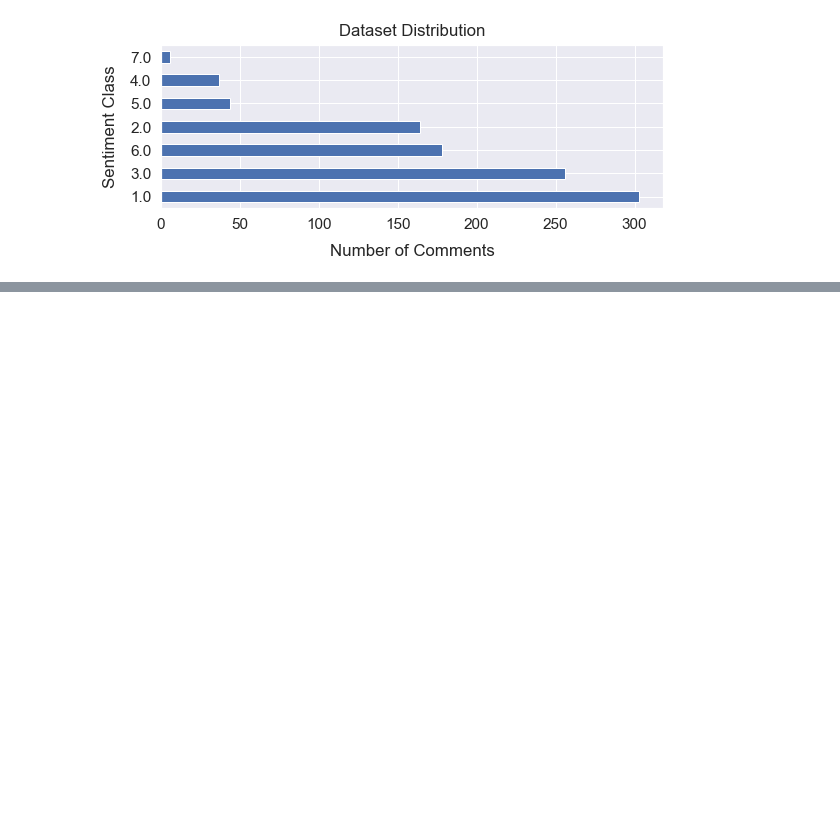
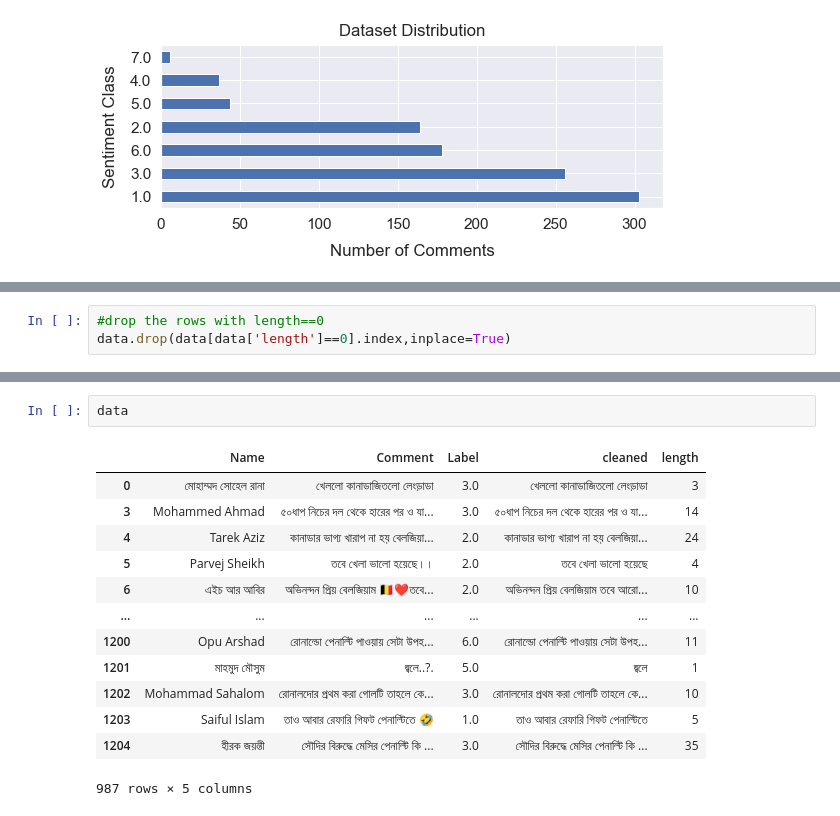
Before and after one commit to anikislam104/Sentiment_analysis_learning, a Jupyter notebook: merging_excels.ipynb, the cells around one changed output, grey strips where cells are left out. Cells and saved outputs as stored; diff of their text form; blank space fills up the shorter version.

```diff
--- a/merging_excels.ipynb
+++ b/merging_excels.ipynb
@@ -120,0 +185,3 @@ plt.title("Dataset Distribution", y=1.02);
+# %%
+#drop the rows with length==0
+data.drop(data[data['length']==0].index,inplace=True)
@@ -120,0 +192,16 @@ plt.title("Dataset Distribution", y=1.02);
+# %%
+data
+# %% [output]
+|  | Name | Comment | Label | cleaned | length |
+| 0 | মোহাম্মদ সোহেল রানা | খেললো কানাডাজিতলো লেংড়াডা | 3.0 | খেললো কানাডাজিতলো লেংড়াডা | 3 |
+| 3 | Mohammed Ahmad | ৫০ধাপ নিচের দল থেকে হারের পর ও যা... | 3.0 | ৫০ধাপ নিচের দল থেকে হারের পর ও যা... | 14 |
+| 4 | Tarek Aziz | কানাডার ভাগ্য খারাপ না হয় বেলজিয়া... | 2.0 | কানাডার ভাগ্য খারাপ না হয় বেলজিয়া... | 24 |
+| 5 | Parvej Sheikh | তবে খেলা ভালো হয়েছে।। | 2.0 | তবে খেলা ভালো হয়েছে | 4 |
+| 6 | এইচ আর আবির | অভিনন্দন প্রিয় বেলজিয়াম 🇧🇪❤️তবে... | 2.0 | অভিনন্দন প্রিয় বেলজিয়াম তবে আরো... | 10 |
+| ... | ... | ... | ... | ... | ... |
+| 1200 | Opu Arshad | রোনাল্ডো পেনাল্টি পাওয়ায় সেটা উপহ... | 6.0 | রোনাল্ডো পেনাল্টি পাওয়ায় সেটা উপহ... | 11 |
+| 1201 | মাহমুদ মৌসুম | জ্বলে..?. | 5.0 | জ্বলে | 1 |
+| 1202 | Mohammad Sahalom | রোনালদোর প্রথম করা গোলটি তাহলে কে... | 3.0 | রোনালদোর প্রথম করা গোলটি তাহলে কে... | 10 |
+| 1203 | Saiful Islam | তাও আবার রেফারি গিফট পেনাল্টিতে 🤣 | 1.0 | তাও আবার রেফারি গিফট পেনাল্টিতে | 5 |
+| 1204 | হীরক জয়ন্তী | সৌদির বিরুদ্ধে মেসির পেনাল্টি কি ... | 3.0 | সৌদির বিরুদ্ধে মেসির পেনাল্টি কি ... | 35 |
+987 rows × 5 columns
```
Also changed, not shown: parts of 12 cells of this notebook.
